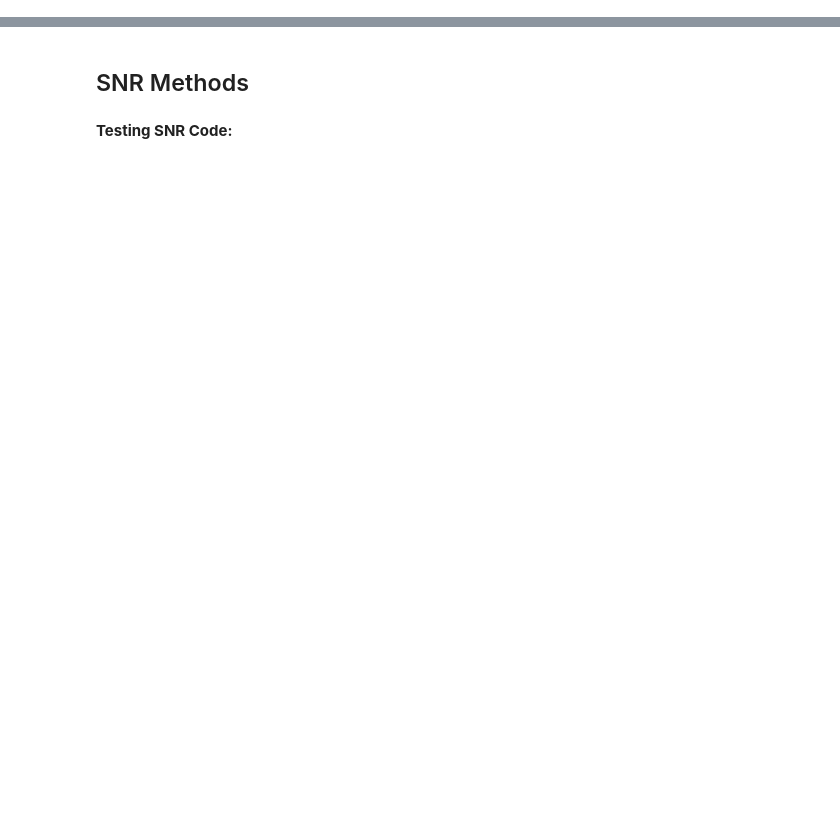
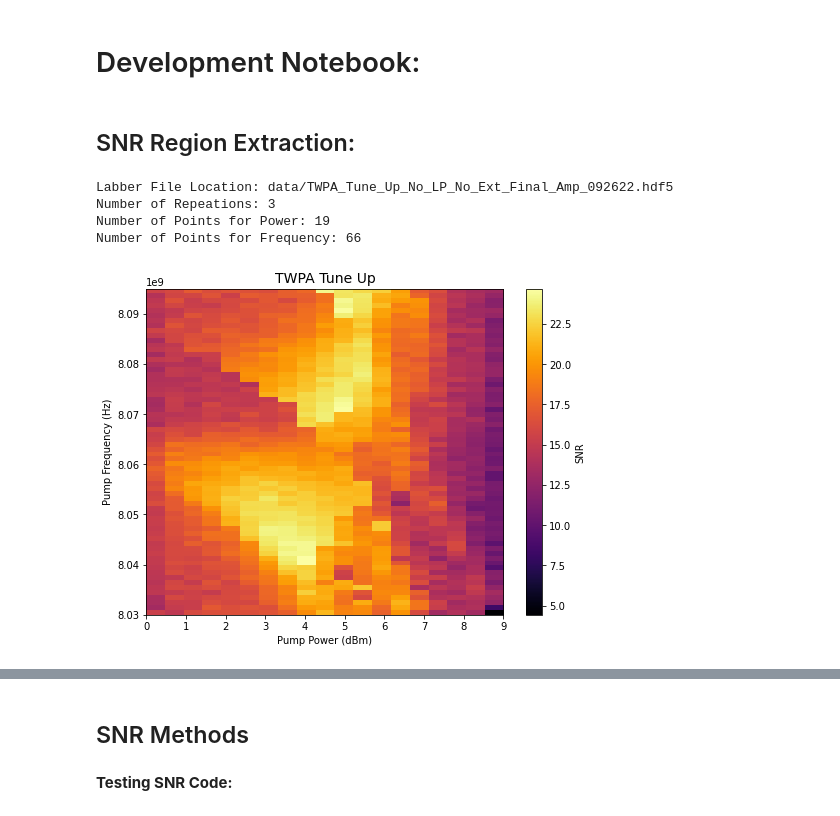
Before and after one commit to shanto268/tune_up_twpa, a Jupyter notebook: development_notebook.ipynb, the cells around one changed output, grey strips where cells are left out. Drawn from its saved outputs; the diff is of its cells as text; code cells hidden in the pictures; blank space fills up the shorter version.

Commit message:
high SNR region extractor plotter implemented

```diff
--- a/development_notebook.ipynb
+++ b/development_notebook.ipynb
@@ -0,0 +1,4 @@
+# %% [markdown]
+# Development Notebook:
+# %% [markdown]
+## SNR Region Extraction:
@@ -0,0 +12,36 @@
+# %%
+labber_data_file = str(input("Labber File Location: "))
+repeated = int(input("Number of Repeations: "))
+power_range = int(input("Number of Points for Power: "))
+freq_range = int(input("Number of Points for Frequency: "))
+
+std_highSNR = 1.15 # cut off point for determining high SNR
+cutOff_around_SA_peak = 10e3 # Hz
+
+lf = Labber.LogFile(labber_data_file)
+
+power_channel_name = "10002F25 - Power"
+freq_channel_name = "10002F25 - Frequency"
+SA_channel_name = 'HP Spectrum Analyzer - Signal'
+
+pump_power = lf.getData(name = power_channel_name)
+pump_freq = lf.getData(name = freq_channel_name)
+
+signal = lf.getData(name = SA_channel_name)
+linsig = dBm2Watt(signal)
+
+SAxdata, SAydata = lf.getTraceXY(y_channel=SA_channel_name) # gives last trace from SA
+
+plt.rcParams['savefig.facecolor']='white'
+
+get_SNR_space_plot(signal,repeated, freq_range, power_range, pump_freq,
+                   pump_power, SAxdata, cutOff=cutOff_around_SA_peak,
+                   title="TWPA Tune Up", xlabel='Pump Power (dBm)',
+                   ylabel='Pump Frequency (Hz)', zlabel='SNR',
+                   fig_type=".png", path="figures")
+# %% [output]
+Labber File Location: data/TWPA_Tune_Up_No_LP_No_Ext_Final_Amp_092622.hdf5
+Number of Repeations: 3
+Number of Points for Power: 19
+Number of Points for Frequency: 66
+[figure, added]
```
Also changed, not shown: parts of 13 cells of this notebook, 1 other file.
